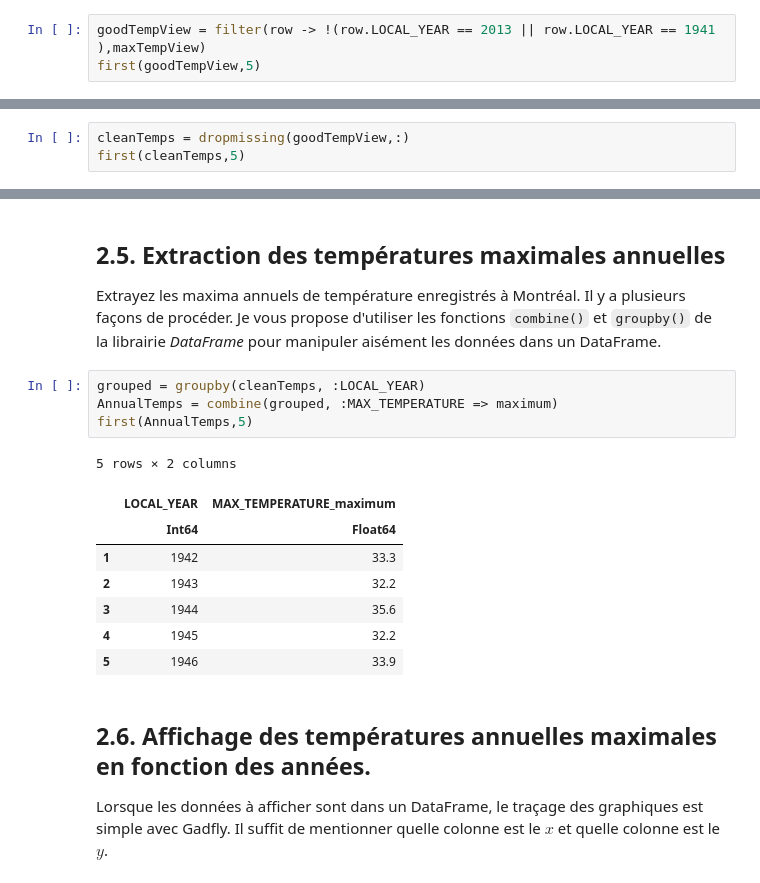
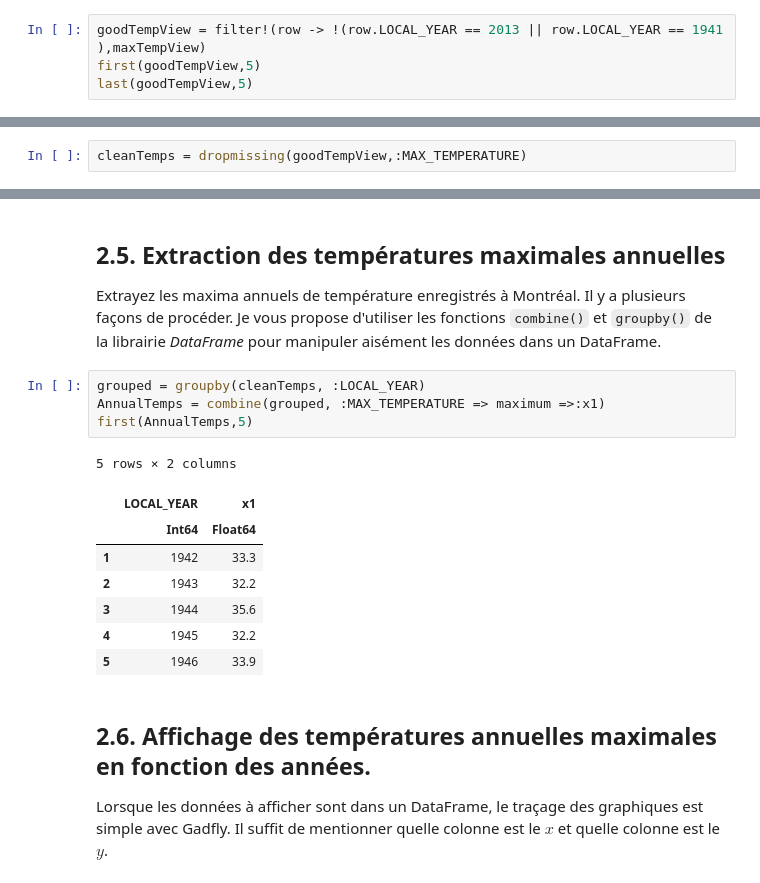
Before and after one commit to Fun-Stuff-Here/MTH3302, a Jupyter notebook: TD1/TD1.ipynb, the cells around one changed output, grey strips where cells are left out. Saved outputs shown, nothing was run; the diff lists cells and outputs as text.

```diff
--- a/TD1/TD1.ipynb
+++ b/TD1/TD1.ipynb
@@ -239,8 +243,9 @@ Pour que les maxima annuels aient du sens, il faut qu'ils soient pris sur l'ann
 
 Retirez du DataFrame les lignes qui correspondent aux années 1941 et 2013.
 # %%
-goodTempView = filter(row -> !(row.LOCAL_YEAR == 2013 || row.LOCAL_YEAR == 1941 ),maxTempView)
+goodTempView = filter!(row -> !(row.LOCAL_YEAR == 2013 || row.LOCAL_YEAR == 1941 ),maxTempView)
 first(goodTempView,5)
+last(goodTempView,5)
 # %% [output]
 5 rows × 4 columns
 |  | LOCAL_YEAR | LOCAL_MONTH | LOCAL_DAY | MAX_TEMPERATURE |
@@ -255,6 +260,5 @@ first(goodTempView,5)
 
 Ignorez les lignes du DataFrame qui correspondent à des températures manquantes avec la fonction `dropmissing()` ou `dropmissing!()`.
 # %%
-cleanTemps = dropmissing(goodTempView,:)
-first(cleanTemps,5)
+cleanTemps = dropmissing(goodTempView,:MAX_TEMPERATURE)
 # %% [output]
@@ -272,11 +287,11 @@ first(cleanTemps,5)
 Extrayez les maxima annuels de température enregistrés à Montréal. Il y a plusieurs façons de procéder. Je vous propose d'utiliser les fonctions `combine()` et `groupby()` de la librairie *DataFrame* pour manipuler aisément les données dans un DataFrame.
 # %%
 grouped = groupby(cleanTemps, :LOCAL_YEAR)
-AnnualTemps = combine(grouped, :MAX_TEMPERATURE => maximum)
+AnnualTemps = combine(grouped, :MAX_TEMPERATURE => maximum =>:x1)
 first(AnnualTemps,5)
 # %% [output]
 5 rows × 2 columns
-|  | LOCAL_YEAR | MAX_TEMPERATURE_maximum |
+|  | LOCAL_YEAR | x1 |
 |  | Int64 | Float64 |
 | 1 | 1942 | 33.3 |
 | 2 | 1943 | 32.2 |
```
Also changed, not shown: parts of 15 cells of this notebook.
